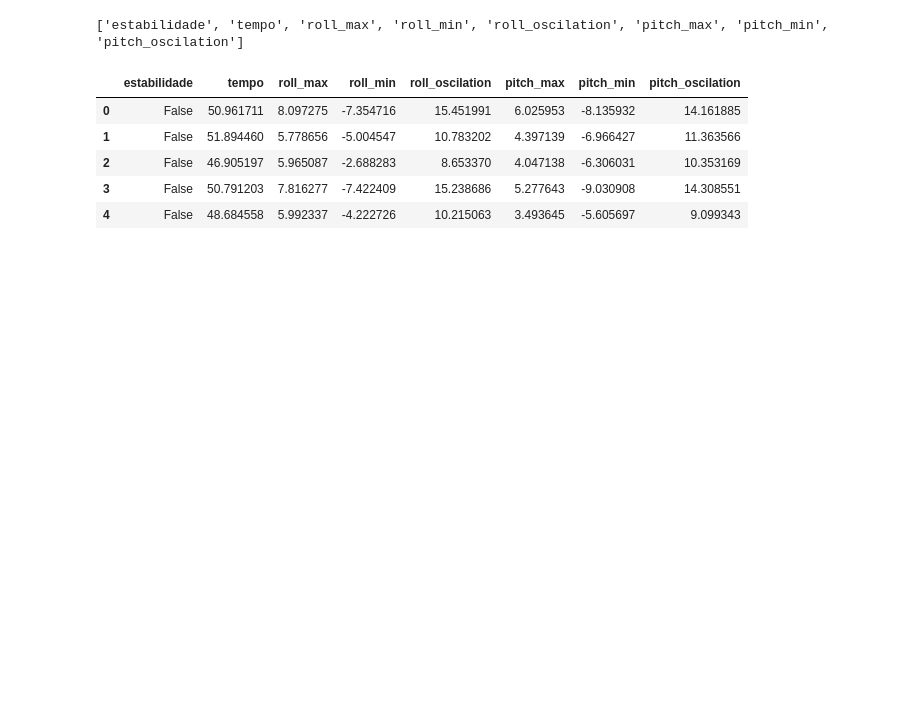
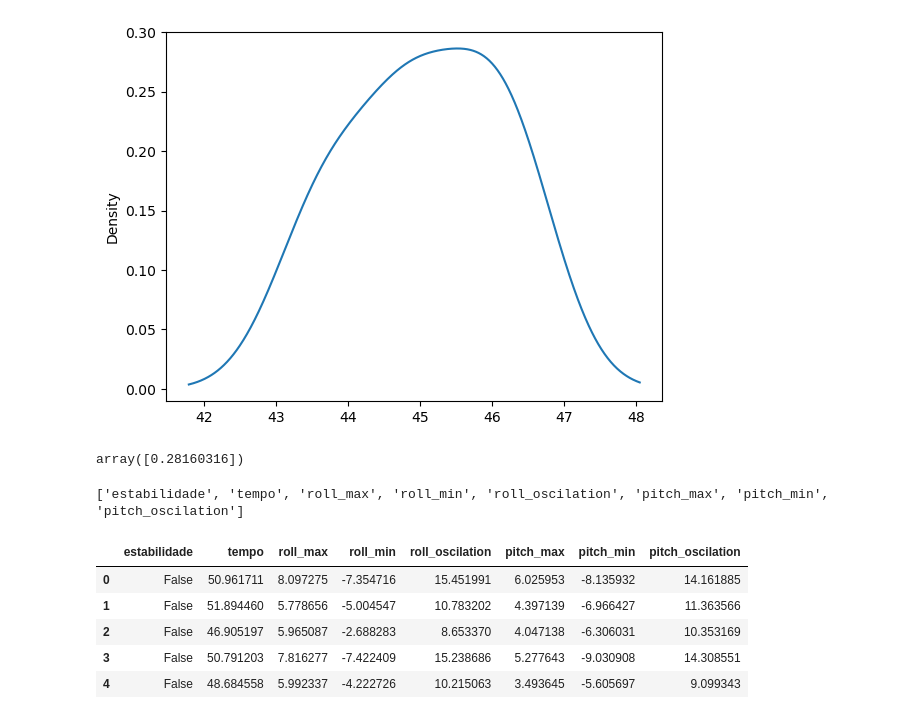
Before and after one commit to Brazilian-Institute-of-Robotics/bir-black-mouth-docs, a Jupyter notebook: data/Analisys/vel_no_imu_plane_test_data.ipynb, the cells around one changed output. Saved outputs shown, nothing was run; the diff lists cells and outputs as text; code cells hidden in the pictures; blank space fills up the shorter version.

```diff
--- a/data/Analisys/vel_no_imu_plane_test_data.ipynb
+++ b/data/Analisys/vel_no_imu_plane_test_data.ipynb
@@ -4,3 +96,13 @@ import matplotlib.pyplot as plt
+# %%
+ax = tempo.plot.kde()
+# %% [output]
+[figure, added]
+# %%
+density = sta.gaussian_kde(tempo)
+## probabilidade de estar na média
+density(df.iloc[:,1].mean())
+# %% [output]
+array([0.28160316])
 # %%
 import scipy.stats as sta
 import statistics as sts
```
Also changed, not shown: parts of 16 cells of this notebook, 4 other files.
